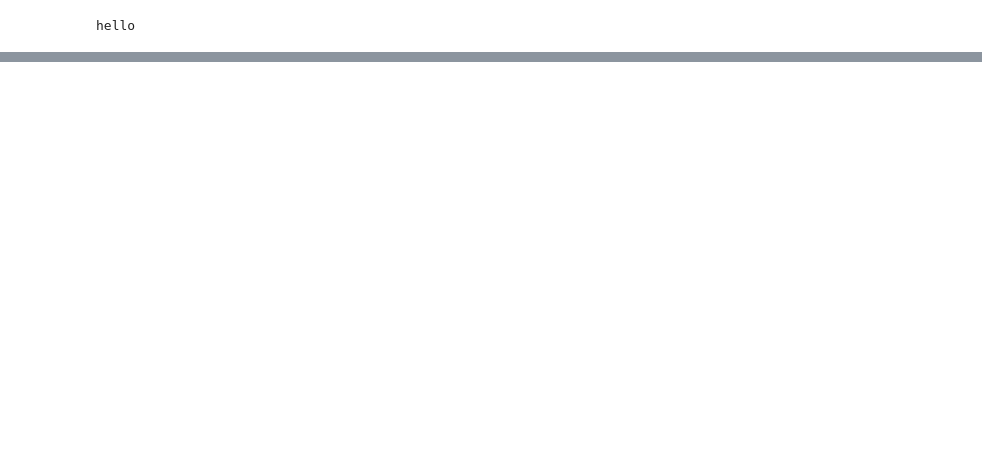
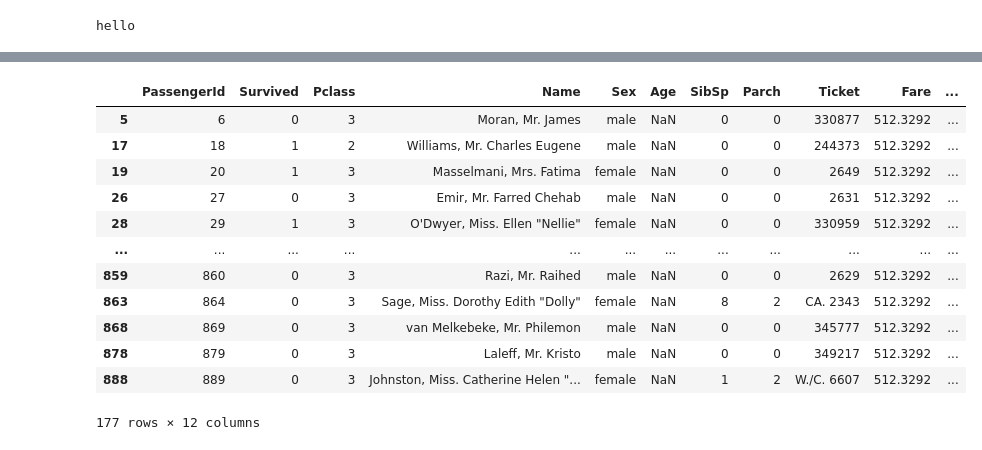
Before and after one commit to tireless-22/machine-learning-and-data-science, a Jupyter notebook: pandas/Part-2.ipynb, the cells around one changed output, grey strips where cells are left out. Saved outputs shown, nothing was run; the diff lists cells and outputs as text; code cells hidden in the pictures; blank space fills up the shorter version.

```diff
--- a/pandas/Part-2.ipynb
+++ b/pandas/Part-2.ipynb
@@ -60,0 +59,3 @@ df.head()
+# %%
+titan_age_null=np.where(titan["Age"].isnull()==True)
+# this is giving the rows at which the age is null
@@ -60,0 +120,17 @@ df.head()
+# %%
+
+titan.iloc[titan_age_null]
+# %% [output]
+|  | PassengerId | Survived | Pclass | Name | Sex | Age | SibSp | Parch | Ticket | Fare | ... |
+| 5 | 6 | 0 | 3 | Moran, Mr. James | male | NaN | 0 | 0 | 330877 | 512.3292 | ... |
+| 17 | 18 | 1 | 2 | Williams, Mr. Charles Eugene | male | NaN | 0 | 0 | 244373 | 512.3292 | ... |
+| 19 | 20 | 1 | 3 | Masselmani, Mrs. Fatima | female | NaN | 0 | 0 | 2649 | 512.3292 | ... |
+| 26 | 27 | 0 | 3 | Emir, Mr. Farred Chehab | male | NaN | 0 | 0 | 2631 | 512.3292 | ... |
+| 28 | 29 | 1 | 3 | O'Dwyer, Miss. Ellen "Nellie" | female | NaN | 0 | 0 | 330959 | 512.3292 | ... |
+| ... | ... | ... | ... | ... | ... | ... | ... | ... | ... | ... | ... |
+| 859 | 860 | 0 | 3 | Razi, Mr. Raihed | male | NaN | 0 | 0 | 2629 | 512.3292 | ... |
+| 863 | 864 | 0 | 3 | Sage, Miss. Dorothy Edith "Dolly" | female | NaN | 8 | 2 | CA. 2343 | 512.3292 | ... |
+| 868 | 869 | 0 | 3 | van Melkebeke, Mr. Philemon | male | NaN | 0 | 0 | 345777 | 512.3292 | ... |
+| 878 | 879 | 0 | 3 | Laleff, Mr. Kristo | male | NaN | 0 | 0 | 349217 | 512.3292 | ... |
+| 888 | 889 | 0 | 3 | Johnston, Miss. Catherine Helen "... | female | NaN | 1 | 2 | W./C. 6607 | 512.3292 | ... |
+177 rows × 12 columns
```
Also changed, not shown: parts of 95 cells of this notebook, 3 other files.
